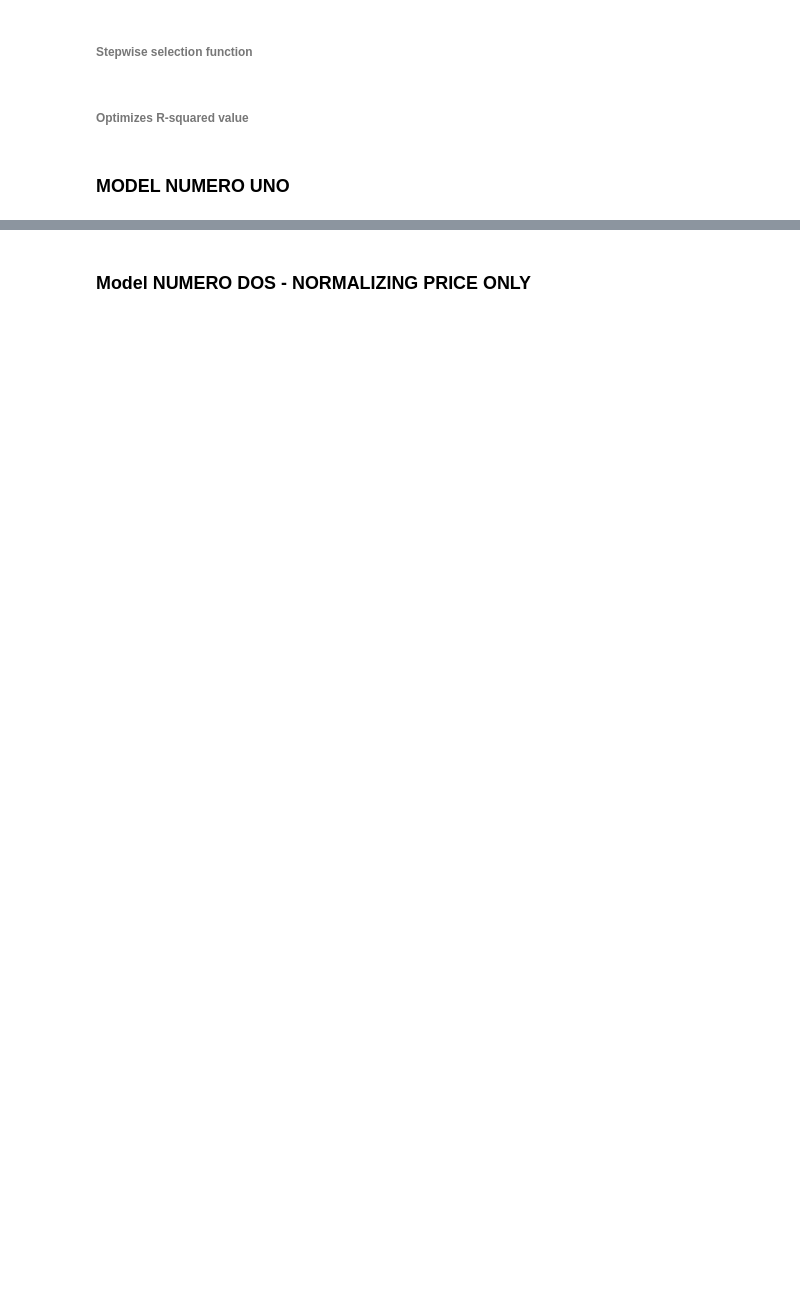
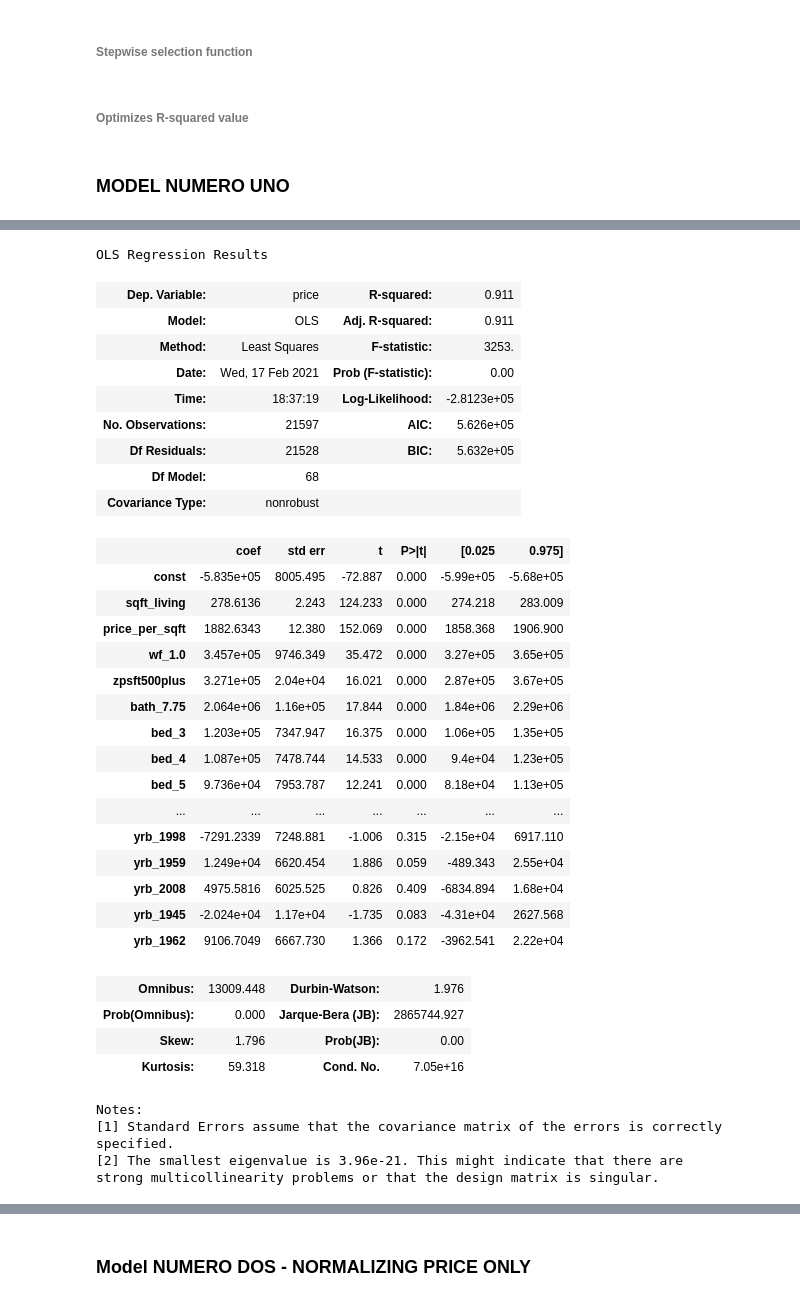
Before and after one commit to Luv2bnanook44/phase_2_project_quanggang, a Jupyter notebook: notebooks/jamie_notebook.ipynb, the cells around one changed output, grey strips where cells are left out. Saved outputs shown, nothing was run; the diff lists cells and outputs as text; code cells hidden in the pictures; blank space fills up the shorter version.

```diff
--- a/notebooks/jamie_notebook.ipynb
+++ b/notebooks/jamie_notebook.ipynb
@@ -872,0 +1019,45 @@ def forward_selected(data, response):
+# %%
+pvalues = model.pvalues.iloc[1:]
+lowp_features = []
+for i in range(len(pvalues)):
+    if pvalues.sort_values().values[i] < 0.05:
+        lowp_features.append(pvalues.sort_values().index[i])
+# %%
+lowp_X = X[lowp_features]
+model_lowp = sm.OLS(Y.astype(float), sm.add_constant(lowp_X.astype(float))).fit()
+model_lowp.summary()
+# %% [output]
+OLS Regression Results
+| Dep. Variable: | price | R-squared: | 0.911 |
+| Model: | OLS | Adj. R-squared: | 0.911 |
+| Method: | Least Squares | F-statistic: | 3253. |
+| Date: | Wed, 17 Feb 2021 | Prob (F-statistic): | 0.00 |
+| Time: | 18:37:19 | Log-Likelihood: | -2.8123e+05 |
+| No. Observations: | 21597 | AIC: | 5.626e+05 |
+| Df Residuals: | 21528 | BIC: | 5.632e+05 |
+| Df Model: | 68 |  |  |
+| Covariance Type: | nonrobust |  |  |
+|  | coef | std err | t | P>|t| | [0.025 | 0.975] |
+| const | -5.835e+05 | 8005.495 | -72.887 | 0.000 | -5.99e+05 | -5.68e+05 |
+| sqft_living | 278.6136 | 2.243 | 124.233 | 0.000 | 274.218 | 283.009 |
+| price_per_sqft | 1882.6343 | 12.380 | 152.069 | 0.000 | 1858.368 | 1906.900 |
+| wf_1.0 | 3.457e+05 | 9746.349 | 35.472 | 0.000 | 3.27e+05 | 3.65e+05 |
+| zpsft500plus | 3.271e+05 | 2.04e+04 | 16.021 | 0.000 | 2.87e+05 | 3.67e+05 |
+| bath_7.75 | 2.064e+06 | 1.16e+05 | 17.844 | 0.000 | 1.84e+06 | 2.29e+06 |
+| bed_3 | 1.203e+05 | 7347.947 | 16.375 | 0.000 | 1.06e+05 | 1.35e+05 |
+| bed_4 | 1.087e+05 | 7478.744 | 14.533 | 0.000 | 9.4e+04 | 1.23e+05 |
+| bed_5 | 9.736e+04 | 7953.787 | 12.241 | 0.000 | 8.18e+04 | 1.13e+05 |
+| ... | ... | ... | ... | ... | ... | ... |
+| yrb_1998 | -7291.2339 | 7248.881 | -1.006 | 0.315 | -2.15e+04 | 6917.110 |
+| yrb_1959 | 1.249e+04 | 6620.454 | 1.886 | 0.059 | -489.343 | 2.55e+04 |
+| yrb_2008 | 4975.5816 | 6025.525 | 0.826 | 0.409 | -6834.894 | 1.68e+04 |
+| yrb_1945 | -2.024e+04 | 1.17e+04 | -1.735 | 0.083 | -4.31e+04 | 2627.568 |
+| yrb_1962 | 9106.7049 | 6667.730 | 1.366 | 0.172 | -3962.541 | 2.22e+04 |
+| Omnibus: | 13009.448 | Durbin-Watson: | 1.976 |
+| Prob(Omnibus): | 0.000 | Jarque-Bera (JB): | 2865744.927 |
+| Skew: | 1.796 | Prob(JB): | 0.00 |
+| Kurtosis: | 59.318 | Cond. No. | 7.05e+16 |
+Notes:
+[1] Standard Errors assume that the covariance matrix of the errors is correctly specified.
+[2] The smallest eigenvalue is 3.96e-21. This might indicate that there are
+strong multicollinearity problems or that the design matrix is singular.
```
Also changed, not shown: parts of 24 cells of this notebook.
